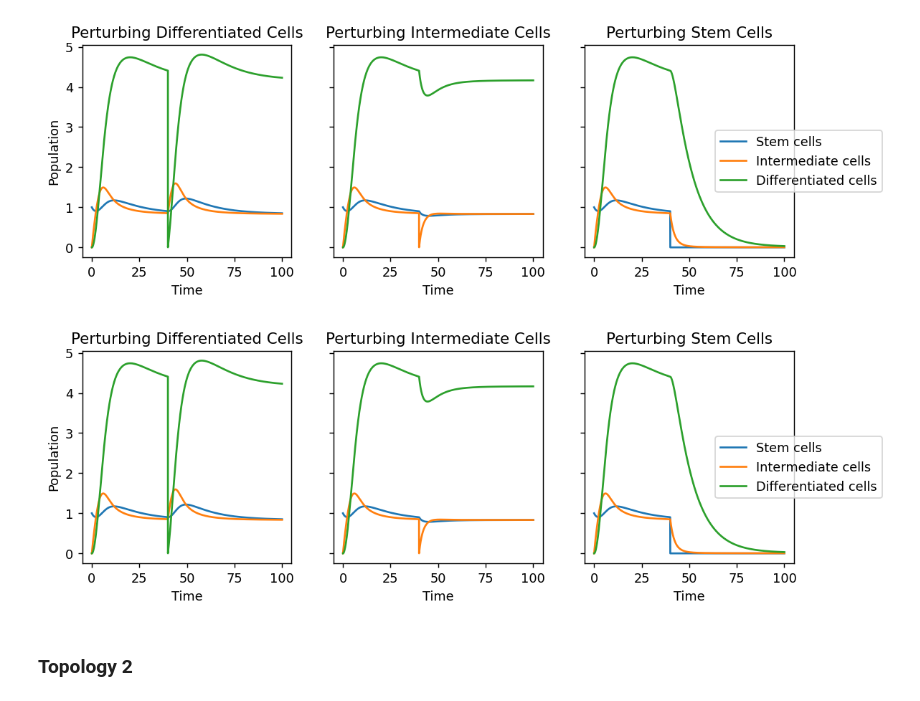
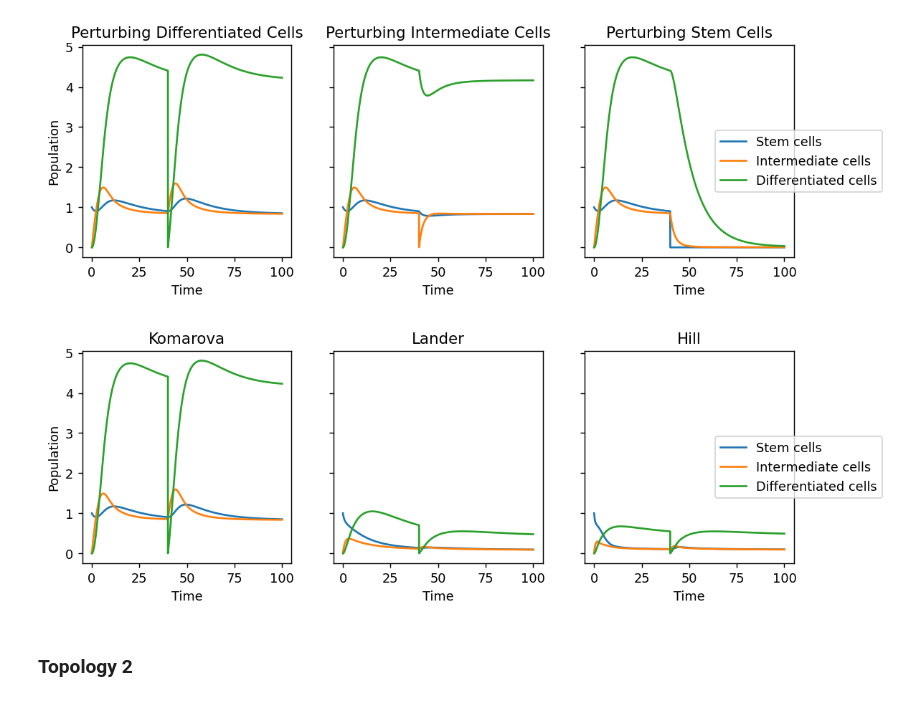
Before and after one commit to GJSeverino/Cell-Lineages, a Jupyter notebook: Nanohub_project.ipynb, the cells around one changed output. Drawn from its saved outputs; the diff is of its cells as text; code cells hidden in the pictures.

```diff
--- a/Nanohub_project.ipynb
+++ b/Nanohub_project.ipynb
@@ -717,40 +717,40 @@ InhibInhibInhib00 = threeCompartmentModel(
   Events=['at time> 40: DIFF= 0;'])
 
 InhibInhibInhib00PerturbINTER = threeCompartmentModel(
   STEM='1', INTER='0', DIFF='0',
   L_S='0.5',P_S='0.5',L_I='0.5',P_I='0.5',D='0.1',
   Control=[inhib['lander']('STEM','5'), inhib['lander']('INTER','5'), inhib['lander']('DIFF','5'), '1','1'],
-  Events=['at time> 40: INTER= 0;'])
+  Events=['at time> 40: DIFF= 0;'])
 
 InhibInhibInhib00FAIL = threeCompartmentModel(
   STEM='1', INTER='0', DIFF='0',
   L_S='0.5',P_S='0.5',L_I='0.5',P_I='0.5',D='0.1',
-  Control=[inhib['hill']('STEM','5'), inhib['hill']('INTER','5'), inhib['komarova']('DIFF','5'), '1','1'],
-  Events=['at time> 40: STEM= 0;'])
+  Control=[inhib['hill']('STEM','5'), inhib['hill']('INTER','5'), inhib['hill']('DIFF','5'), '1','1'],
+  Events=['at time> 40: DIFF= 0;'])
 
 r = te.loada(InhibInhibInhib00)
 s1 = r.simulate(0, 100, 10000,['STEM', 'INTER','DIFF'])
 r = te.loada(InhibInhibInhib00PerturbINTER)
 s2 = r.simulate(0, 100, 10000,['STEM', 'INTER','DIFF'])
 r = te.loada(InhibInhibInhib00FAIL)
 s3 = r.simulate(0, 100, 10000,['STEM', 'INTER','DIFF'])
 
 time = np.arange(0, 100, 0.01)
 fig, (ax1, ax2, ax3) = plt.subplots(1, 3,figsize=(10,3), sharex=True, sharey=True)
 ax1.plot(time, s1)
-ax1.set_title('Perturbing Differentiated Cells')
+ax1.set_title('Komarova')
 ax1.set_xlabel('Time')
 ax1.set_ylabel('Population')
 ax2.plot(time, s2)
-ax2.set_title('Perturbing Intermediate Cells')
+ax2.set_title('Lander')
 ax2.set_xlabel('Time')
 ax3.plot(time, s3)
-ax3.set_title('Perturbing Stem Cells')
+ax3.set_title('Hill')
 ax3.set_xlabel('Time')
 fig.legend(['Stem cells', 'Intermediate cells','Differentiated cells'], loc='center right')
 plt.show()
 # %% [output]
-[figure, old version]
+[figure, new version]
 # %% [markdown]
 ### Topology 2
 # %% [markdown]
```
Also changed, not shown: parts of 2 cells of this notebook.
